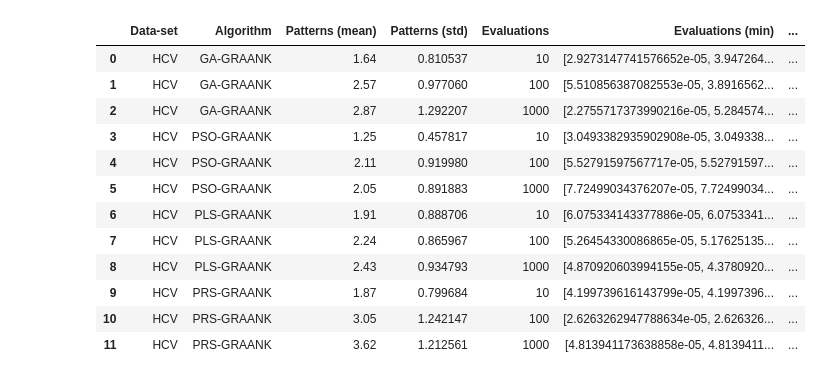
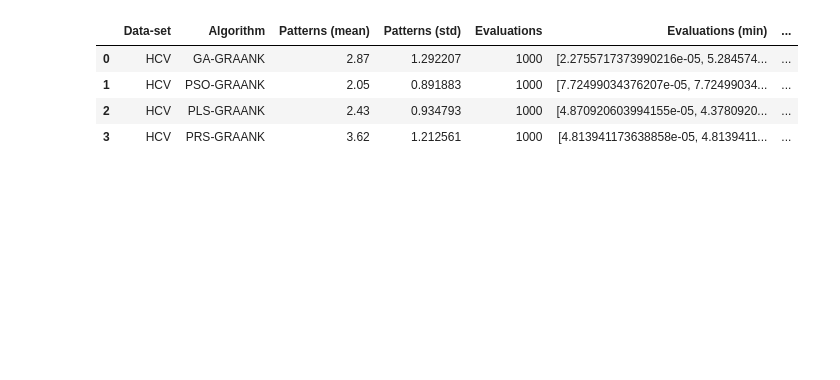
Before and after one commit to owuordickson/meso-hpc-lr, a Jupyter notebook: results/swarmgp/analysis_v2.ipynb, the cells around one changed output. Cells and saved outputs as stored; diff of their text form; code cells hidden in the pictures; blank space fills up the shorter version.

```diff
--- a/results/swarmgp/analysis_v2.ipynb
+++ b/results/swarmgp/analysis_v2.ipynb
@@ -236,7 +236,7 @@ df_res = df_res[['Data-set', 'Algorithm', 'Pattern-count', 'Max-evaluation', 'Ev
 
 data_sets = ['HCV']
 algorithms = ['GA-GRAANK', 'PSO-GRAANK', 'PLS-GRAANK', 'PRS-GRAANK']
-evals = [10, 100, 1000]
+evals = [1000]  # [10, 100, 1000]
 eval_data = []
 
 for ds in data_sets:
@@ -245,45 +245,37 @@ for ds in data_sets:
     for alg in algorithms:
         df2 = df1.loc[df1['Algorithm'].str.contains(alg)]
 
         for ev in evals:
             df3 = df2.loc[df2['Max-evaluation'] == ev]
             # print(df3)
 
             # 100 rows
             eval_arr = []
             for index,row in df3.iterrows():
                 # 10/100/1000 evaluations
                 eval_arr.append(row['Evaluations'])
             eval_arr = np.array(eval_arr)
             eval_min = np.min(eval_arr, axis=0)
             eval_avg = np.mean(eval_arr, axis=0)
             eval_max = np.max(eval_arr, axis=0)
             eval_std = np.std(eval_arr, axis=0)
             eval_avg_mn = eval_avg - eval_std
             eval_avg_pl = eval_avg + eval_std
 
             eval_data.append([ds, alg, df3['Pattern-count'].mean(), df3['Pattern-count'].std(), ev, eval_min, eval_avg_mn, eval_avg, eval_avg_pl, eval_max])
 
 df_data = pd.DataFrame(data=eval_data, columns=['Data-set', 'Algorithm', 'Patterns (mean)', 'Patterns (std)', 'Evaluations','Evaluations (min)', 'Evaluations (mu-sigma)', 'Evaluations (mu)', 'Evaluations (mu+sigma)', 'Evaluations (max)'])
 df_data
 #print(eval_arr)
 #print(eval_avg)
 #print(eval_std)
 #print(eval_avg_mn)
 # %% [output]
 |  | Data-set | Algorithm | Patterns (mean) | Patterns (std) | Evaluations | Evaluations (min) | ... |
-| 0 | HCV | GA-GRAANK | 1.64 | 0.810537 | 10 | [2.9273147741576652e-05, 3.947264... | ... |
-| 1 | HCV | GA-GRAANK | 2.57 | 0.977060 | 100 | [5.510856387082553e-05, 3.8916562... | ... |
-| 2 | HCV | GA-GRAANK | 2.87 | 1.292207 | 1000 | [2.2755717373990216e-05, 5.284574... | ... |
-| 3 | HCV | PSO-GRAANK | 1.25 | 0.457817 | 10 | [3.0493382935902908e-05, 3.049338... | ... |
-| 4 | HCV | PSO-GRAANK | 2.11 | 0.919980 | 100 | [5.52791597567717e-05, 5.52791597... | ... |
-| 5 | HCV | PSO-GRAANK | 2.05 | 0.891883 | 1000 | [7.72499034376207e-05, 7.72499034... | ... |
-| 6 | HCV | PLS-GRAANK | 1.91 | 0.888706 | 10 | [6.075334143377886e-05, 6.0753341... | ... |
-| 7 | HCV | PLS-GRAANK | 2.24 | 0.865967 | 100 | [5.26454330086865e-05, 5.17625135... | ... |
-| 8 | HCV | PLS-GRAANK | 2.43 | 0.934793 | 1000 | [4.870920603994155e-05, 4.3780920... | ... |
-| 9 | HCV | PRS-GRAANK | 1.87 | 0.799684 | 10 | [4.199739616143799e-05, 4.1997396... | ... |
-| 10 | HCV | PRS-GRAANK | 3.05 | 1.242147 | 100 | [2.6263262947788634e-05, 2.626326... | ... |
-| 11 | HCV | PRS-GRAANK | 3.62 | 1.212561 | 1000 | [4.813941173638858e-05, 4.8139411... | ... |
+| 0 | HCV | GA-GRAANK | 2.87 | 1.292207 | 1000 | [2.2755717373990216e-05, 5.284574... | ... |
+| 1 | HCV | PSO-GRAANK | 2.05 | 0.891883 | 1000 | [7.72499034376207e-05, 7.72499034... | ... |
+| 2 | HCV | PLS-GRAANK | 2.43 | 0.934793 | 1000 | [4.870920603994155e-05, 4.3780920... | ... |
+| 3 | HCV | PRS-GRAANK | 3.62 | 1.212561 | 1000 | [4.813941173638858e-05, 4.8139411... | ... |
 # %%
 # Plotting the results
 import matplotlib.pyplot as plt
```
Also changed, not shown: parts of 1 cell of this notebook, 10 other files.
